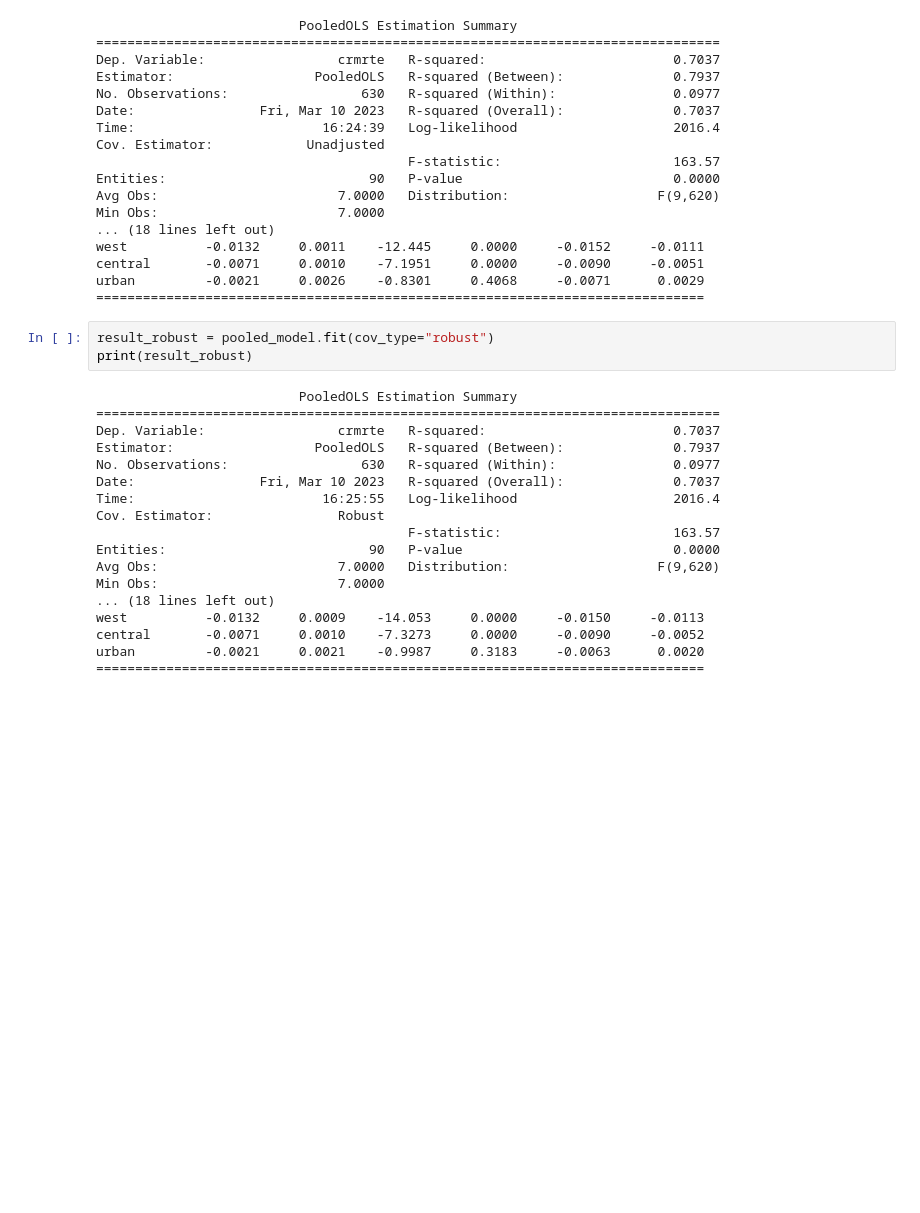
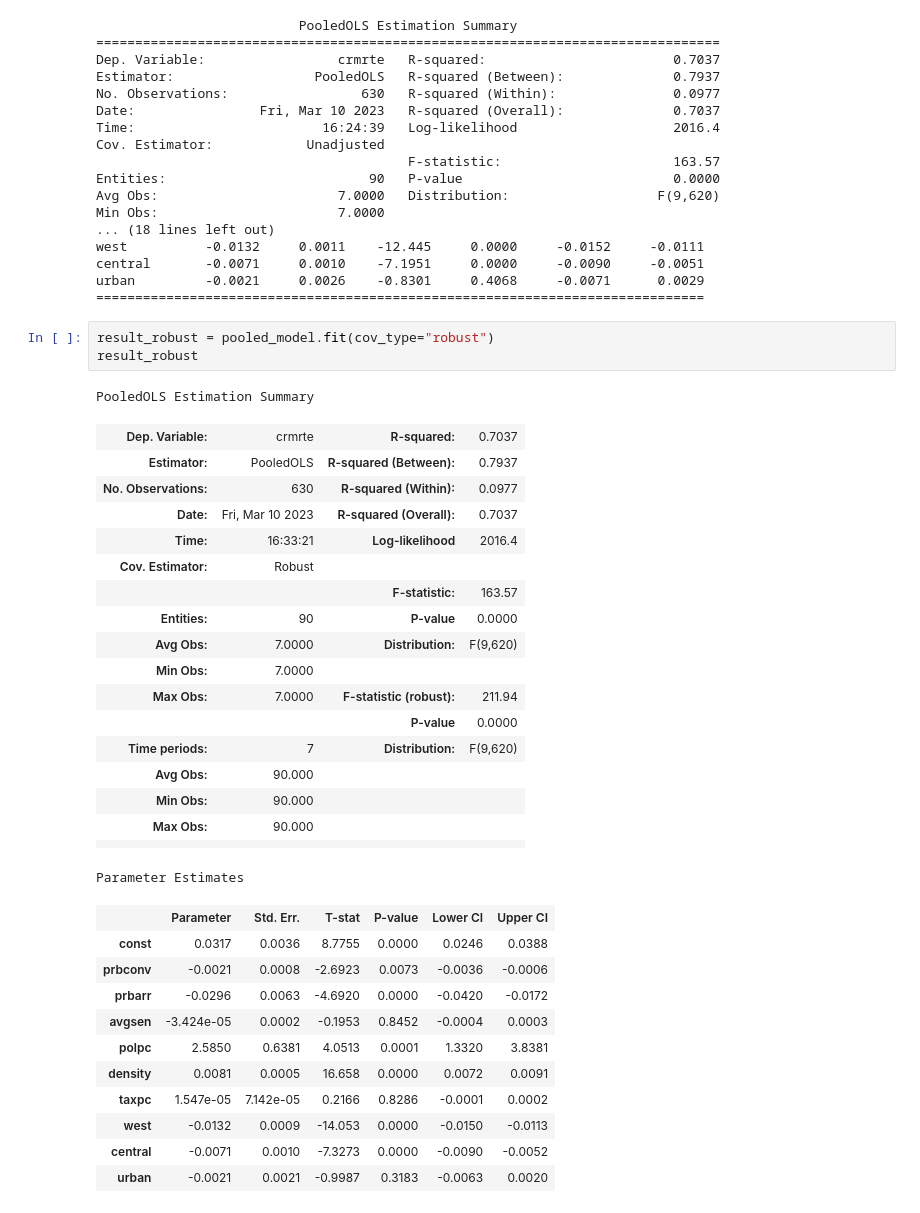
Before and after one commit to dhruv-pandit/Semester-Two-Projects, a Jupyter notebook: Micro/micro_ass1.ipynb, the cells around one changed output. Saved outputs shown, nothing was run; the diff lists cells and outputs as text; blank space fills up the shorter version.

```diff
--- a/Micro/micro_ass1.ipynb
+++ b/Micro/micro_ass1.ipynb
@@ -149,22 +183,35 @@ urban         -0.0021     0.0026    -0.8301     0.4068     -0.0071      0.0029
 ==============================================================================
 # %%
 result_robust = pooled_model.fit(cov_type="robust")
-print(result_robust)
+result_robust
 # %% [output]
-                          PooledOLS Estimation Summary
-================================================================================
-Dep. Variable:                 crmrte   R-squared:                        0.7037
-Estimator:                  PooledOLS   R-squared (Between):              0.7937
-No. Observations:                 630   R-squared (Within):               0.0977
-Date:                Fri, Mar 10 2023   R-squared (Overall):              0.7037
-Time:                        16:25:55   Log-likelihood                    2016.4
-Cov. Estimator:                Robust
-                                        F-statistic:                      163.57
-Entities:                          90   P-value                           0.0000
-Avg Obs:                       7.0000   Distribution:                   F(9,620)
-Min Obs:                       7.0000
-... (18 lines left out)
-west          -0.0132     0.0009    -14.053     0.0000     -0.0150     -0.0113
-central       -0.0071     0.0010    -7.3273     0.0000     -0.0090     -0.0052
-urban         -0.0021     0.0021    -0.9987     0.3183     -0.0063      0.0020
-==============================================================================
+PooledOLS Estimation Summary
+| Dep. Variable: | crmrte | R-squared: | 0.7037 |
+| Estimator: | PooledOLS | R-squared (Between): | 0.7937 |
+| No. Observations: | 630 | R-squared (Within): | 0.0977 |
+| Date: | Fri, Mar 10 2023 | R-squared (Overall): | 0.7037 |
+| Time: | 16:33:21 | Log-likelihood | 2016.4 |
+| Cov. Estimator: | Robust |  |  |
+|  |  | F-statistic: | 163.57 |
+| Entities: | 90 | P-value | 0.0000 |
+| Avg Obs: | 7.0000 | Distribution: | F(9,620) |
+| Min Obs: | 7.0000 |  |  |
+| Max Obs: | 7.0000 | F-statistic (robust): | 211.94 |
+|  |  | P-value | 0.0000 |
+| Time periods: | 7 | Distribution: | F(9,620) |
+| Avg Obs: | 90.000 |  |  |
+| Min Obs: | 90.000 |  |  |
+| Max Obs: | 90.000 |  |  |
+|  |  |  |  |
+Parameter Estimates
+|  | Parameter | Std. Err. | T-stat | P-value | Lower CI | Upper CI |
+| const | 0.0317 | 0.0036 | 8.7755 | 0.0000 | 0.0246 | 0.0388 |
+| prbconv | -0.0021 | 0.0008 | -2.6923 | 0.0073 | -0.0036 | -0.0006 |
+| prbarr | -0.0296 | 0.0063 | -4.6920 | 0.0000 | -0.0420 | -0.0172 |
+| avgsen | -3.424e-05 | 0.0002 | -0.1953 | 0.8452 | -0.0004 | 0.0003 |
+| polpc | 2.5850 | 0.6381 | 4.0513 | 0.0001 | 1.3320 | 3.8381 |
+| density | 0.0081 | 0.0005 | 16.658 | 0.0000 | 0.0072 | 0.0091 |
+| taxpc | 1.547e-05 | 7.142e-05 | 0.2166 | 0.8286 | -0.0001 | 0.0002 |
+| west | -0.0132 | 0.0009 | -14.053 | 0.0000 | -0.0150 | -0.0113 |
+| central | -0.0071 | 0.0010 | -7.3273 | 0.0000 | -0.0090 | -0.0052 |
+| urban | -0.0021 | 0.0021 | -0.9987 | 0.3183 | -0.0063 | 0.0020 |
```
Also changed, not shown: parts of 16 cells of this notebook.
